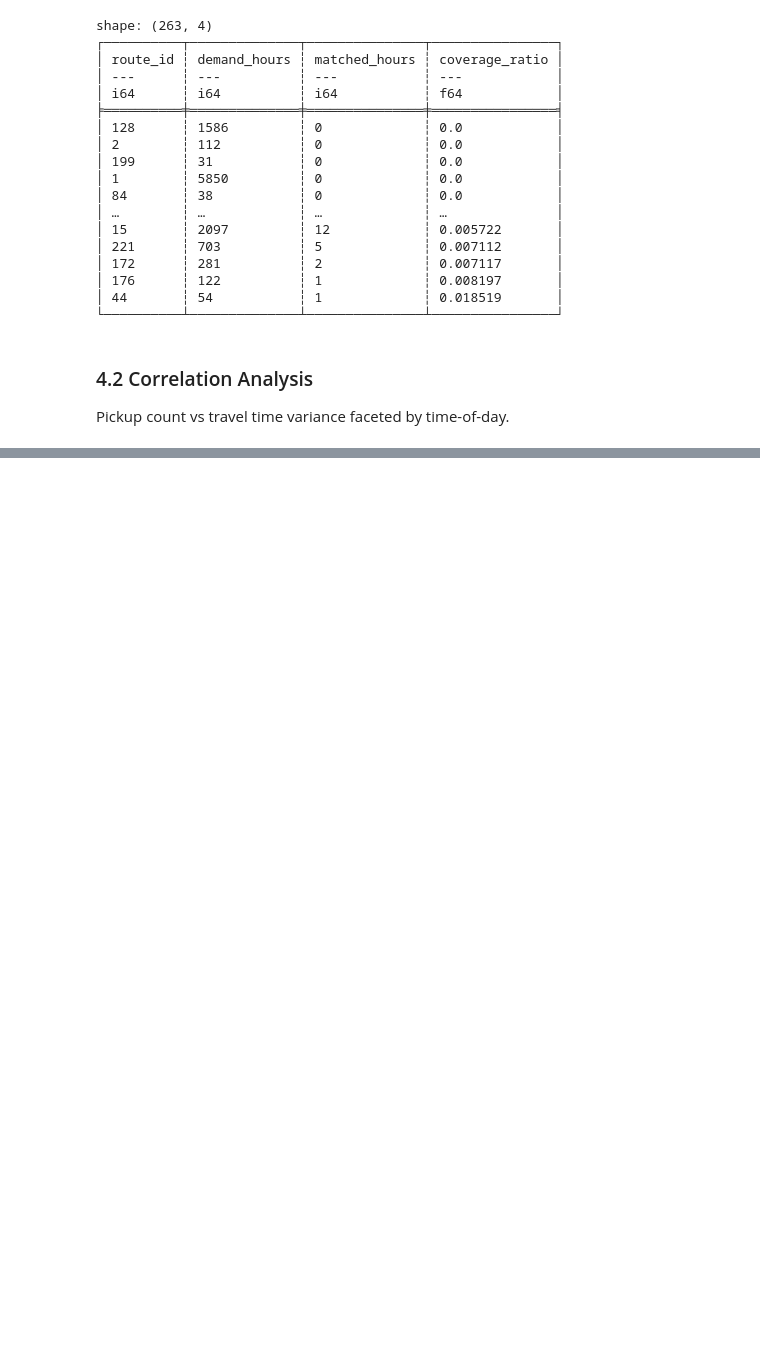
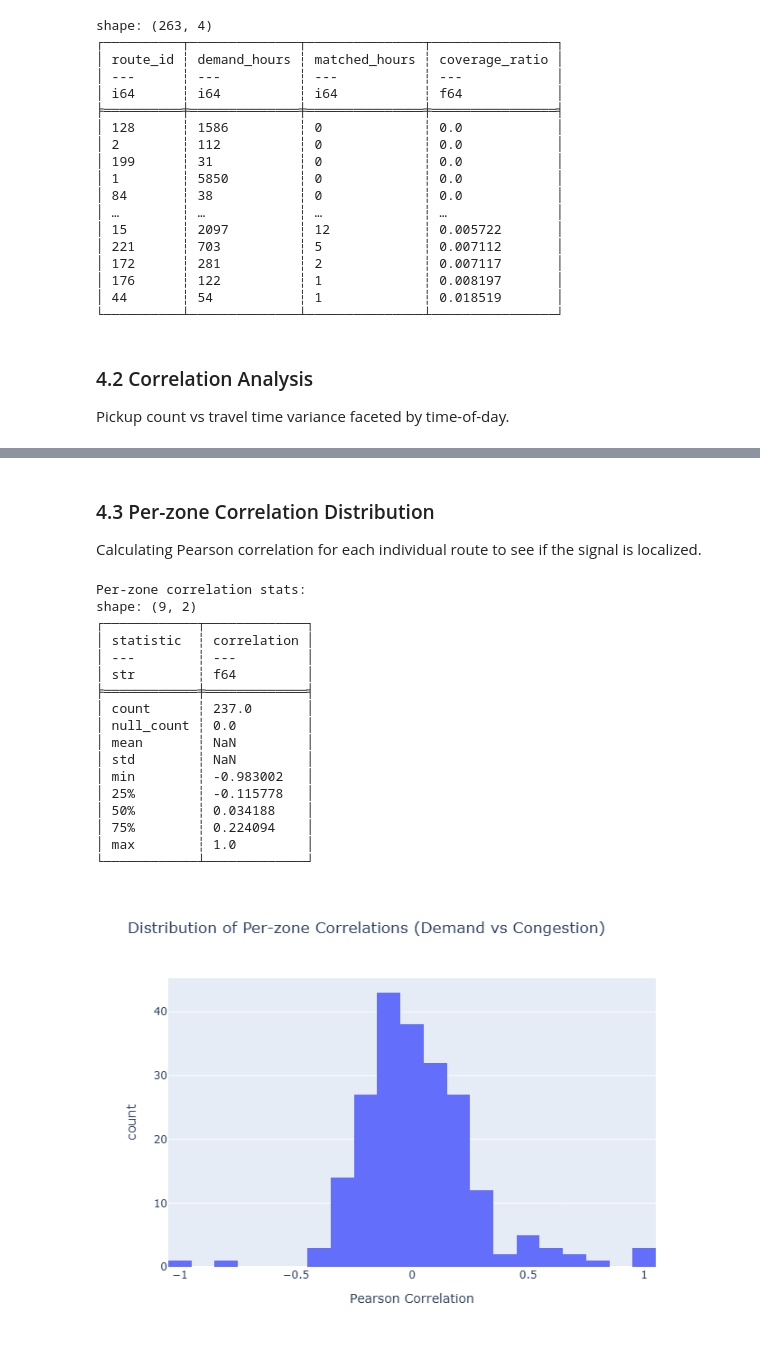
Before and after one commit to olveirap/pulsecast, a Jupyter notebook: notebooks/exploration/01_eda_phase0.ipynb, the cells around one changed output, grey strips where cells are left out. Drawn from its saved outputs; the diff is of its cells as text; code cells hidden in the pictures; blank space fills up the shorter version.

```diff
--- a/notebooks/exploration/01_eda_phase0.ipynb
+++ b/notebooks/exploration/01_eda_phase0.ipynb
@@ -471,0 +483,54 @@ shape: (9, 6)
+# %% [markdown]
+### 4.3 Per-zone Correlation Distribution
+Calculating Pearson correlation for each individual route to see if the signal is localized.
+# %%
+
+query_joined = """
+SELECT
+    d.route_id,
+    d.volume::float as volume,
+    c.travel_time_var::float as travel_time_var
+FROM demand d
+INNER JOIN congestion c ON d.hour = c.hour AND d.route_id = c.zone_id
+WHERE d.hour >= '2024-11-01' AND d.hour <= '2024-11-03 23:00:00'
+"""
+df_joined = query_to_df(query_joined)
+
+if not df_joined.is_empty():
+    per_zone_corr = (
+        df_joined.group_by("route_id")
+        .agg(pl.corr("volume", "travel_time_var").alias("correlation"))
+        .filter(pl.col("correlation").is_not_null())
+    )
+    print("Per-zone correlation stats:")
+    print(per_zone_corr.select(pl.col("correlation")).describe())
+
+    fig_per_zone = px.histogram(
+        per_zone_corr.to_pandas(),
+        x="correlation",
+        nbins=30,
+        title="Distribution of Per-zone Correlations (Demand vs Congestion)",
+        labels={"correlation": "Pearson Correlation"},
+    )
+    render_fig(fig_per_zone)
+else:
+    print("No joined data found.")
+# %% [output]
+Per-zone correlation stats:
+shape: (9, 2)
+┌────────────┬─────────────┐
+│ statistic  ┆ correlation │
+│ ---        ┆ ---         │
+│ str        ┆ f64         │
+╞════════════╪═════════════╡
+│ count      ┆ 237.0       │
+│ null_count ┆ 0.0         │
+│ mean       ┆ NaN         │
+│ std        ┆ NaN         │
+│ min        ┆ -0.983002   │
+│ 25%        ┆ -0.115778   │
+│ 50%        ┆ 0.034188    │
+│ 75%        ┆ 0.224094    │
+│ max        ┆ 1.0         │
+└────────────┴─────────────┘
+[figure, added]
```
Also changed, not shown: parts of 21 cells of this notebook, 3 other files.
